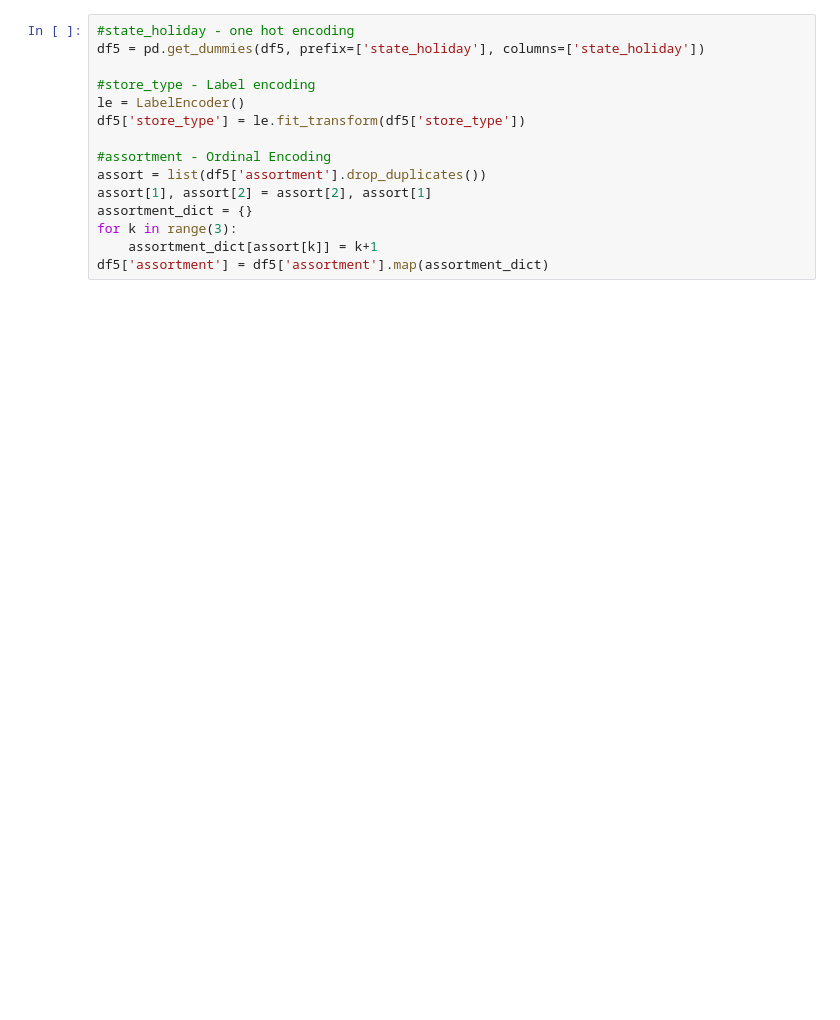
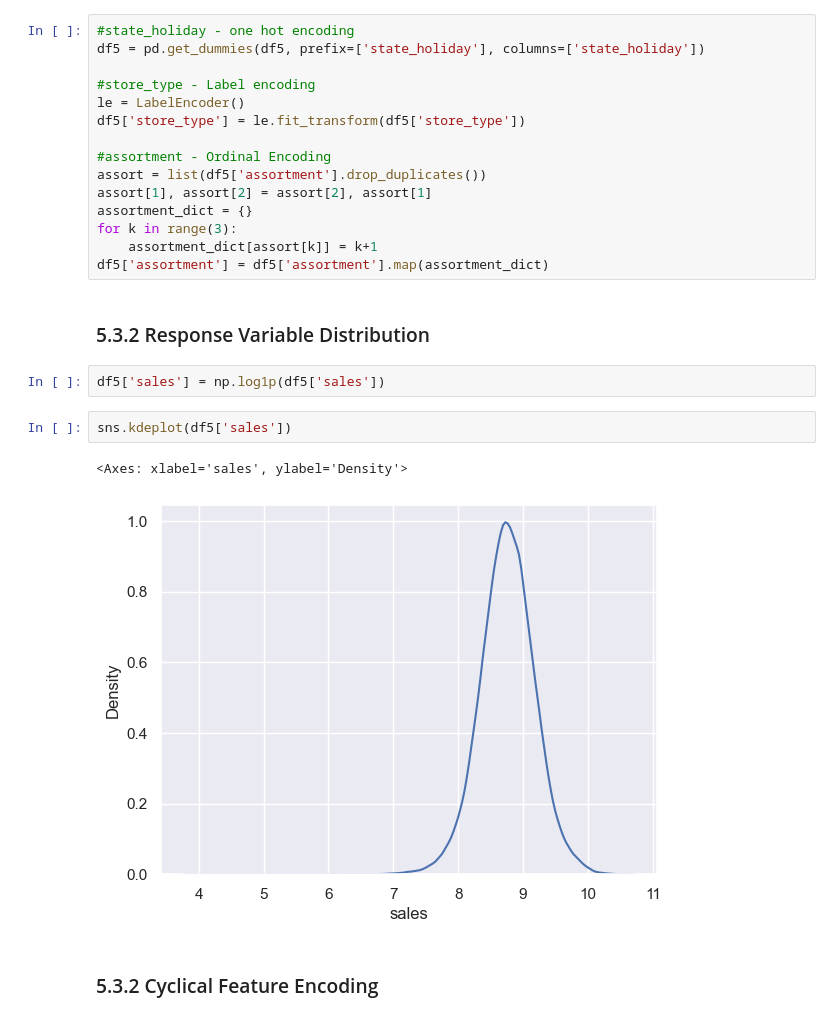
Before and after one commit to BlueBics/rossmann_sales_prediction, a Jupyter notebook: v01_store_sales_prediction.ipynb, the cells around one changed output. Saved outputs shown, nothing was run; the diff lists cells and outputs as text; blank space fills up the shorter version.

```diff
--- a/v01_store_sales_prediction.ipynb
+++ b/v01_store_sales_prediction.ipynb
@@ -887,3 +887,14 @@ assortment_dict = {}
 for k in range(3):
     assortment_dict[assort[k]] = k+1
 df5['assortment'] = df5['assortment'].map(assortment_dict)
+# %% [markdown]
+### 5.3.2 Response Variable Distribution
+# %%
+df5['sales'] = np.log1p(df5['sales'])
+# %%
+sns.kdeplot(df5['sales'])
+# %% [output]
+<Axes: xlabel='sales', ylabel='Density'>
+[figure, added]
+# %% [markdown]
+### 5.3.2 Cyclical Feature Encoding
```
Also changed, not shown: parts of 2 cells of this notebook.
